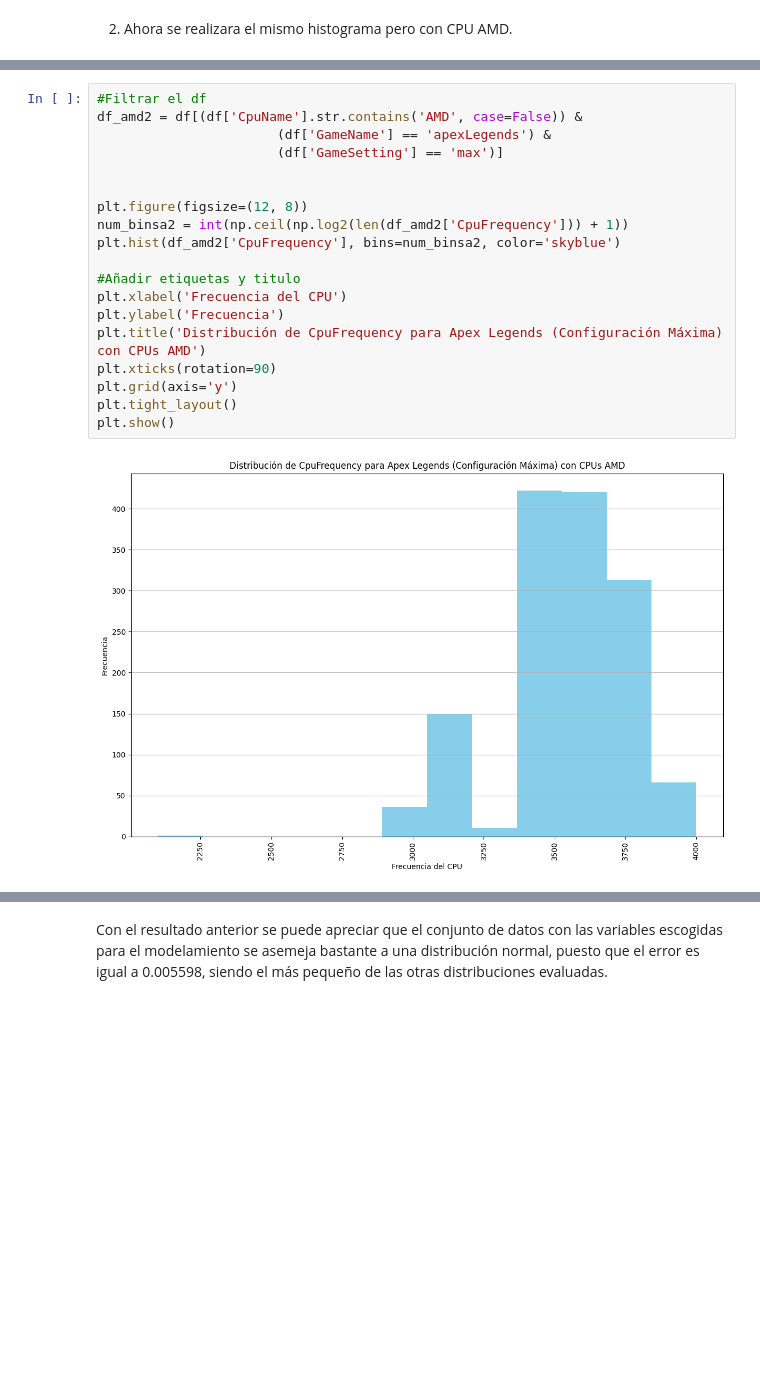
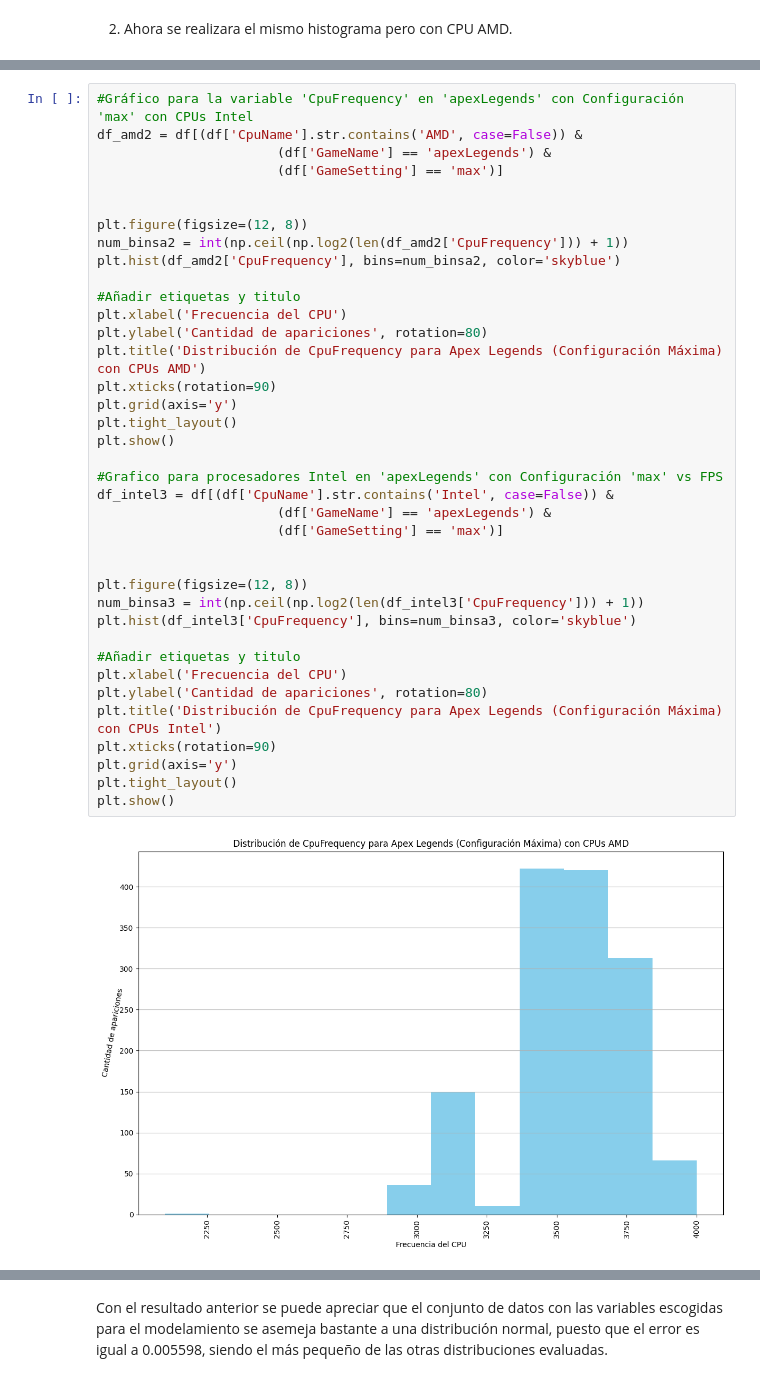
Before and after one commit to BenjaminPavez/Estadistica-Computacional-INF-280, a Jupyter notebook: Laboratorio 2/Laboratorio_2.ipynb, the cells around one changed output, grey strips where cells are left out. Cells and saved outputs as stored; diff of their text form; blank space fills up the shorter version.

```diff
--- a/Laboratorio 2/Laboratorio_2.ipynb
+++ b/Laboratorio 2/Laboratorio_2.ipynb
@@ -293,21 +339,40 @@ plt.show()
 # %%
-#Filtrar el df
+#Gráfico para la variable 'CpuFrequency' en 'apexLegends' con Configuración 'max' con CPUs Intel
 df_amd2 = df[(df['CpuName'].str.contains('AMD', case=False)) &
                        (df['GameName'] == 'apexLegends') &
                        (df['GameSetting'] == 'max')]
 
 
 plt.figure(figsize=(12, 8))
 num_binsa2 = int(np.ceil(np.log2(len(df_amd2['CpuFrequency'])) + 1))
 plt.hist(df_amd2['CpuFrequency'], bins=num_binsa2, color='skyblue')
 
 #Añadir etiquetas y titulo
 plt.xlabel('Frecuencia del CPU')
-plt.ylabel('Frecuencia')
+plt.ylabel('Cantidad de apariciones', rotation=80)
 plt.title('Distribución de CpuFrequency para Apex Legends (Configuración Máxima) con CPUs AMD')
 plt.xticks(rotation=90)
 plt.grid(axis='y')
 plt.tight_layout()
 plt.show()
+
+#Grafico para procesadores Intel en 'apexLegends' con Configuración 'max' vs FPS
+df_intel3 = df[(df['CpuName'].str.contains('Intel', case=False)) &
+                       (df['GameName'] == 'apexLegends') &
+                       (df['GameSetting'] == 'max')]
+
+
+plt.figure(figsize=(12, 8))
+num_binsa3 = int(np.ceil(np.log2(len(df_intel3['CpuFrequency'])) + 1))
+plt.hist(df_intel3['CpuFrequency'], bins=num_binsa3, color='skyblue')
+
+#Añadir etiquetas y titulo
+plt.xlabel('Frecuencia del CPU')
+plt.ylabel('Cantidad de apariciones', rotation=80)
+plt.title('Distribución de CpuFrequency para Apex Legends (Configuración Máxima) con CPUs Intel')
+plt.xticks(rotation=90)
+plt.grid(axis='y')
+plt.tight_layout()
+plt.show()
 # %% [output]
-[figure, old version]
+[figure, new version]
```
Also changed, not shown: parts of 25 cells of this notebook.
